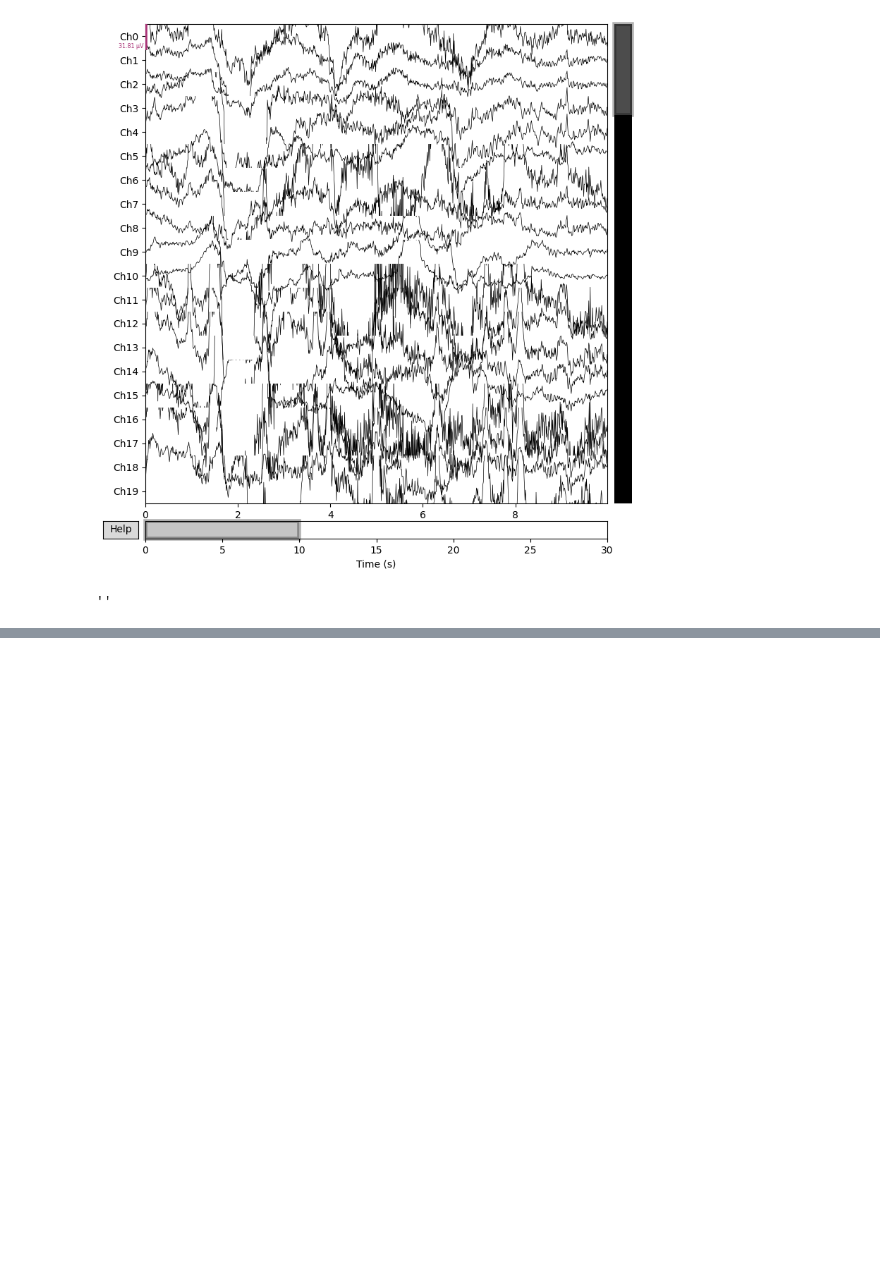
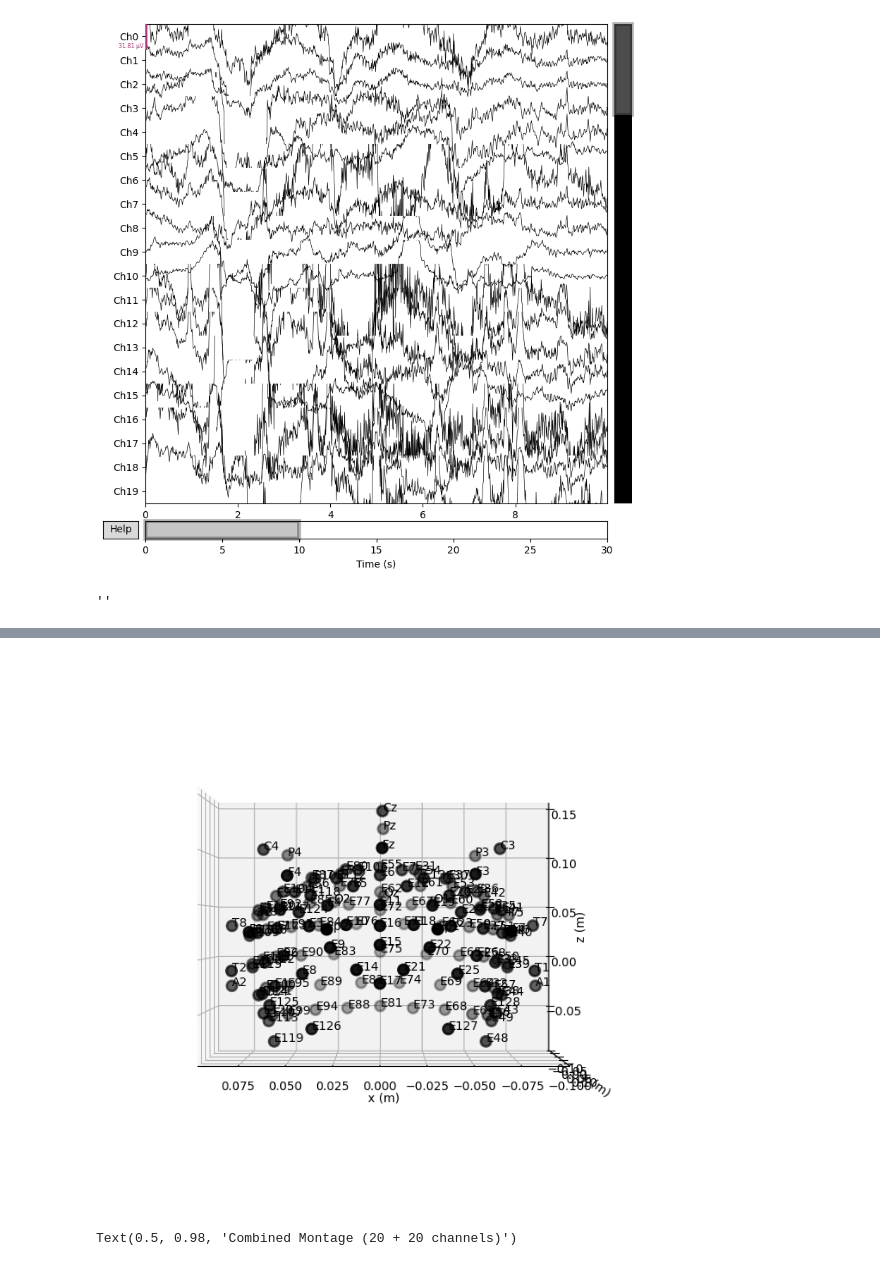
Before and after one commit to gjoelbye/SPEED, a Jupyter notebook: notebooks/hbn.ipynb, the cells around one changed output, grey strips where cells are left out. Cells and saved outputs as stored; diff of their text form; code cells hidden in the pictures; blank space fills up the shorter version.

```diff
--- a/notebooks/hbn.ipynb
+++ b/notebooks/hbn.ipynb
@@ -116,0 +302,6 @@ Ready.
+# %%
+    fig = combined_montage.plot(kind='3d', show_names=True)
+    fig.suptitle("Combined Montage (20 + 20 channels)", fontsize=14)
+# %% [output]
+[figure, added]
+Text(0.5, 0.98, 'Combined Montage (20 + 20 channels)')
```
Also changed, not shown: parts of 42 cells of this notebook, 6 other files.
